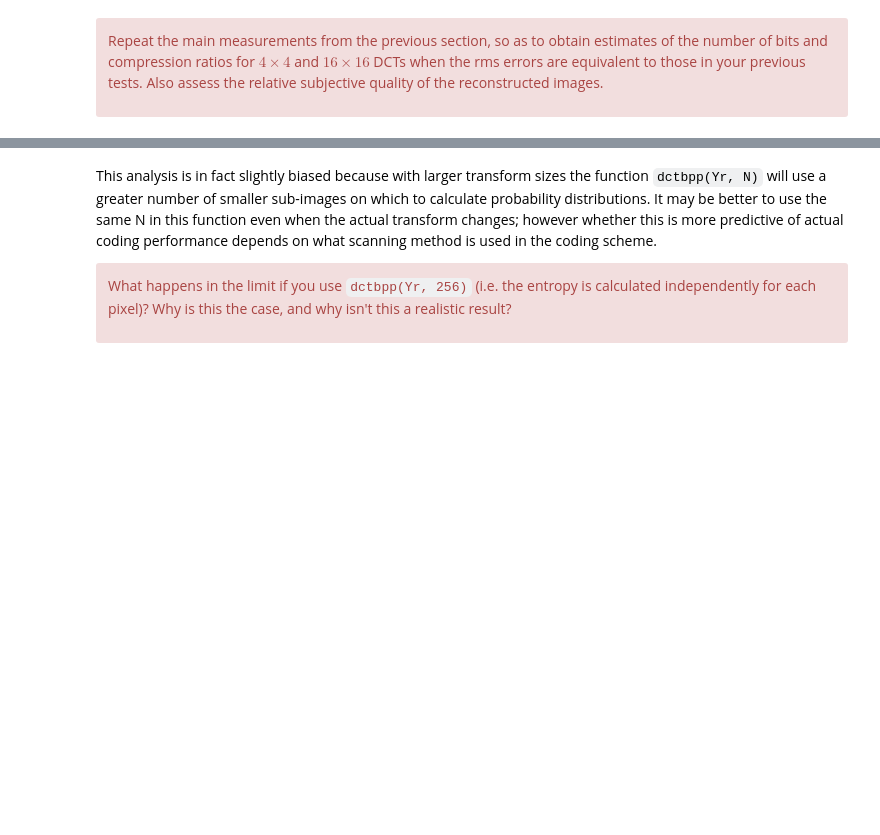
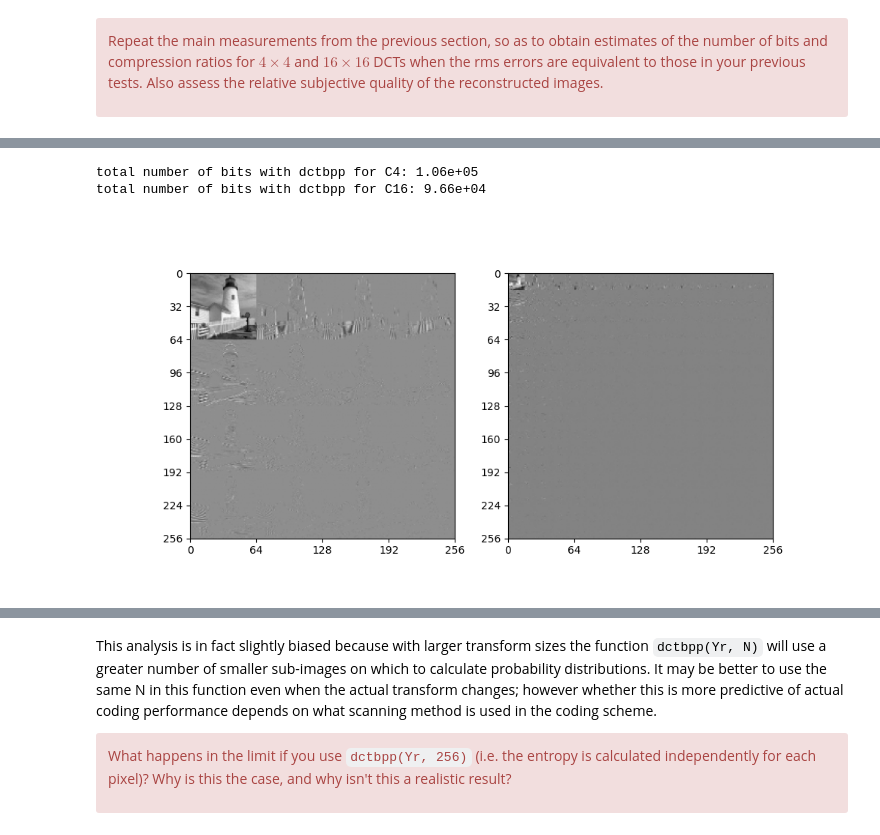
Before and after one commit to dt536/diya_cued_sf2_lab, a Jupyter notebook: 7-the-discrete-cosine-transform.ipynb, the cells around one changed output, grey strips where cells are left out. Drawn from its saved outputs; the diff is of its cells as text; code cells hidden in the pictures; blank space fills up the shorter version.

```diff
--- a/7-the-discrete-cosine-transform.ipynb
+++ b/7-the-discrete-cosine-transform.ipynb
@@ -379,0 +447,15 @@ relative subjective quality of the reconstructed images.</div>
+# %%
+Y4q = quantise(Y4, 17)
+Y4r = regroup(Y4q, 4)/4
+Y16q = quantise(Y16, 17)
+Y16r = regroup(Y16q, 16)/16
+
+fig, (ax1, ax2) = plt.subplots(1, 2, figsize=(10, 5))
+plot_image(Y4r, ax=ax1)
+plot_image(Y16r, ax=ax2)
+print("total number of bits with dctbpp for C4: {:.3g}".format(dctbpp(Y4r, 4)))
+print("total number of bits with dctbpp for C16: {:.3g}".format(dctbpp(Y16r, 16)))
+# %% [output]
+total number of bits with dctbpp for C4: 1.06e+05
+total number of bits with dctbpp for C16: 9.66e+04
+[figure, added]
```
Also changed, not shown: parts of 19 cells of this notebook.
